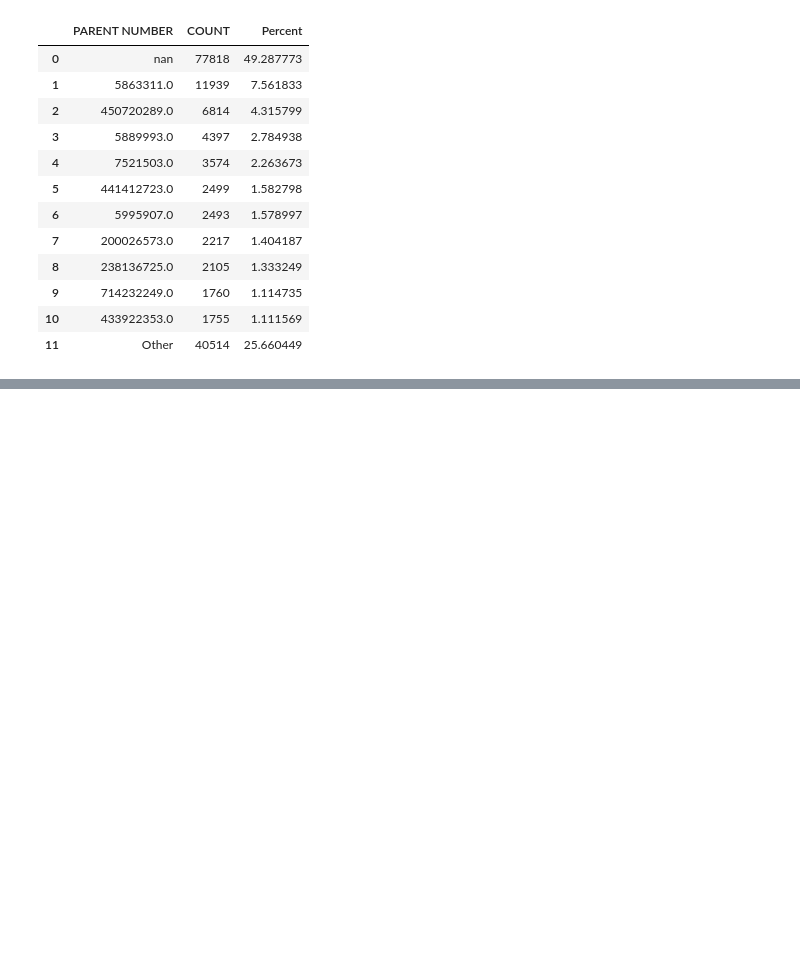
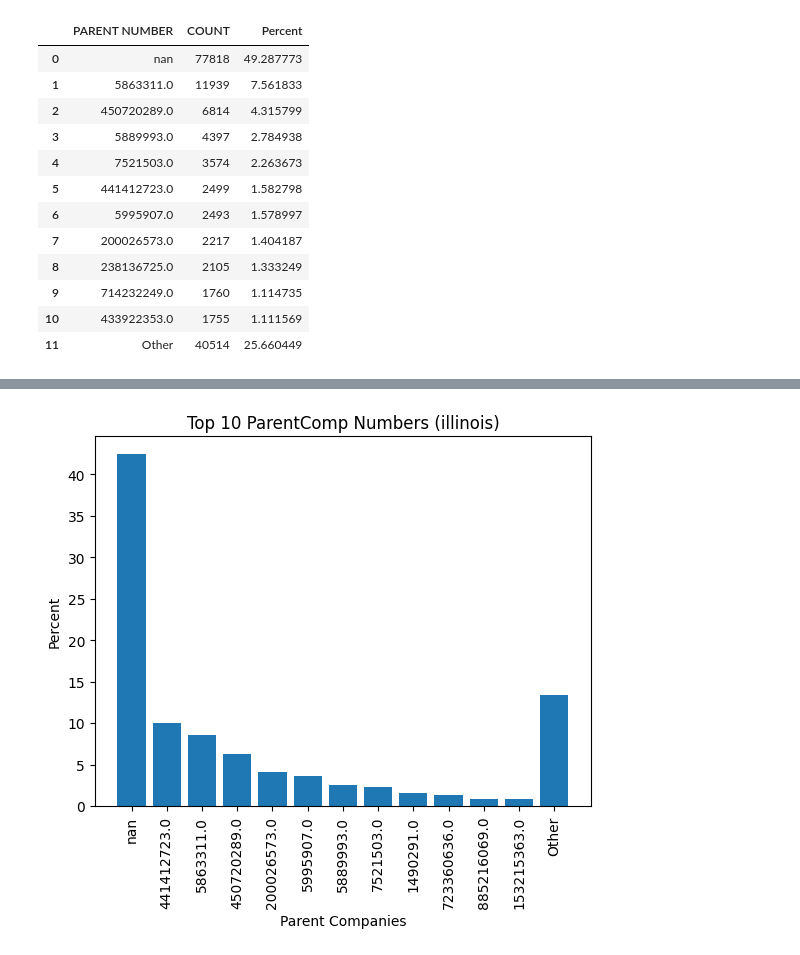
Before and after one commit to uchicago-dsi/rafi-grocery, a Jupyter notebook: day 2.ipynb, the cells around one changed output, grey strips where cells are left out. Drawn from its saved outputs; the diff is of its cells as text; code cells hidden in the pictures; blank space fills up the shorter version.

```diff
--- a/day 2.ipynb
+++ b/day 2.ipynb
@@ -208,0 +197,9 @@ IL_SIC3
+# %%
+plt.bar(groc_tp10_il['PARENT NUMBER'], groc_tp10_il['Percent'])
+plt.xlabel('Parent Companies')
+plt.ylabel('Percent')
+plt.title('Top 10 ParentComp Numbers (illinois)')
+plt.xticks(rotation=90)
+plt.show()
+# %% [output]
+[figure, added]
```
Also changed, not shown: parts of 8 cells of this notebook.
